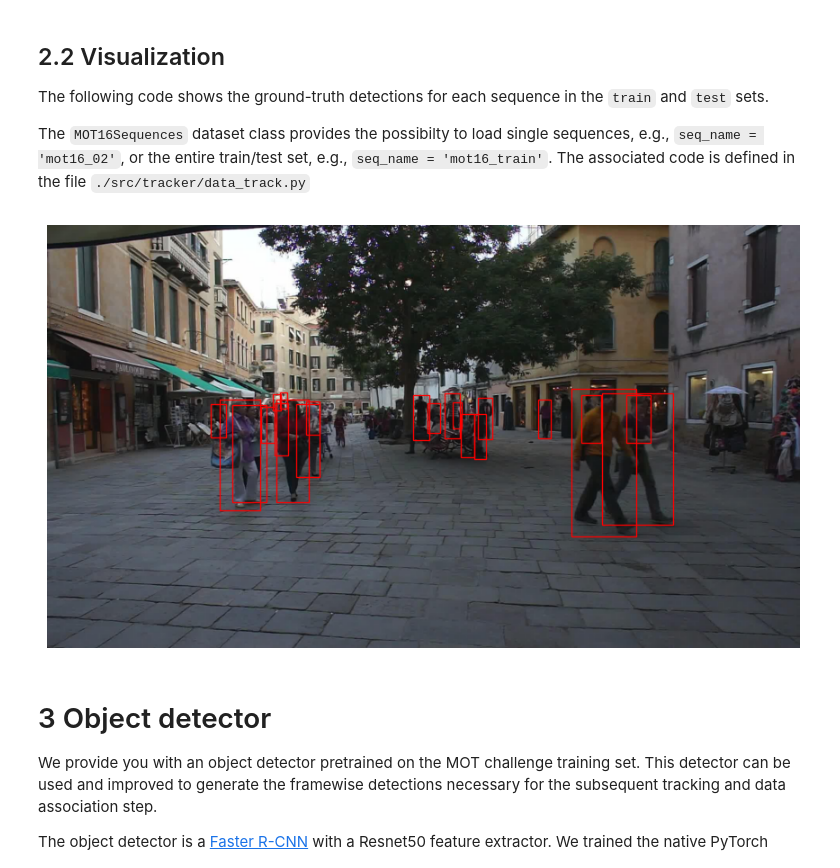
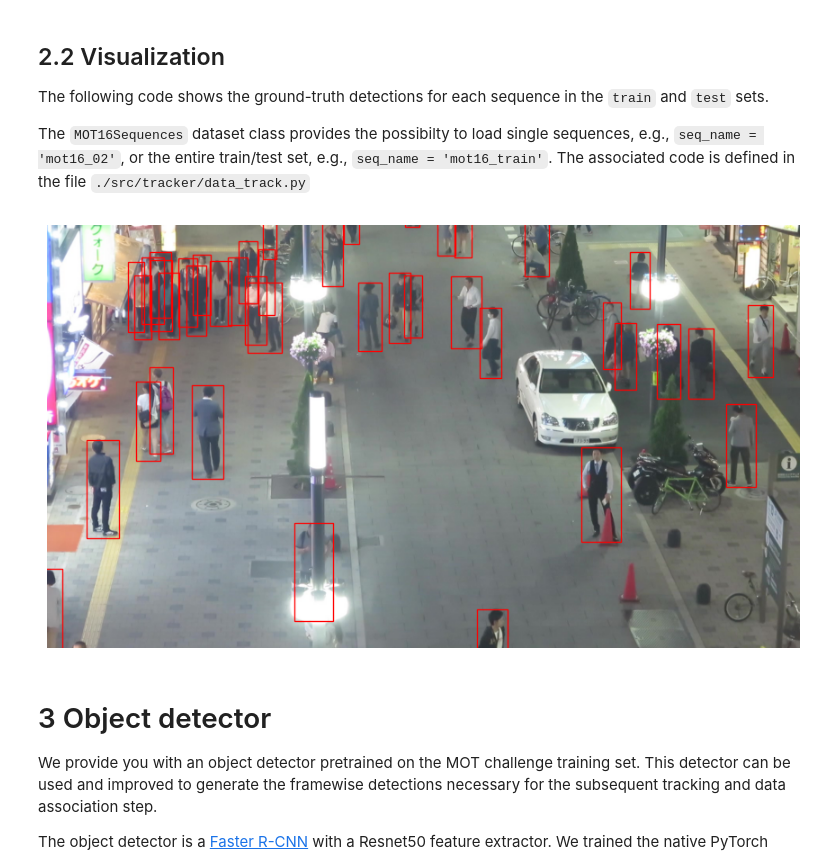
Before and after one commit to Javimh18/DL4VSP, a Jupyter notebook: dlvsp_challenge_material/dlvsp_mot_baseline_2023.ipynb, the cells around one changed output. Cells and saved outputs as stored; diff of their text form; code cells hidden in the pictures.

```diff
--- a/dlvsp_challenge_material/dlvsp_mot_baseline_2023.ipynb
+++ b/dlvsp_challenge_material/dlvsp_mot_baseline_2023.ipynb
@@ -106,41 +109,41 @@ The `MOT16Sequences` dataset class provides the possibilty to load single sequen
 import matplotlib.pyplot as plt
 from src.tracker.data_track import MOT16Sequences
 
-seq_name = 'MOT16-02' #uncomment to show a single sequence
+seq_name = 'MOT16-04' #uncomment to show a single sequence
 #seq_name = 'MOT16-train' #uncomment to show one frame for each sequence in the train split
 #seq_name = 'MOT16-test' #uncomment to show one frame for each sequence in the test split
 data_dir = os.path.join(working_dir,'data/MOT16')
 sequences = MOT16Sequences(seq_name, data_dir, load_seg=True)
 
 for seq in sequences:
     for i, frame in enumerate(seq):
         img = frame['img']
 
         dpi = 96
         fig, ax = plt.subplots(1, dpi=dpi)
 
         img = img.mul(255).permute(1, 2, 0).byte().numpy()
         width, height, _ = img.shape
 
         ax.imshow(img, cmap='gray')
         fig.set_size_inches(width / dpi, height / dpi)
 
         if 'gt' in frame:
             gt = frame['gt']
             for gt_id, box in gt.items():
                 rect = plt.Rectangle(
                   (box[0], box[1]), box[2] - box[0],box[3] - box[1],
                   fill=False,
                   edgecolor="red",
                   linewidth=1.0)
                 ax.add_patch(rect)
 
         plt.axis('off')
         plt.show()
 
         break #we only plot the first image for each sequence
 # %% [output]
-[figure, old version]
+[figure, new version]
 # %% [markdown]
 # 3 Object detector
 
```
Also changed, not shown: parts of 6 cells of this notebook, 1 other file.
